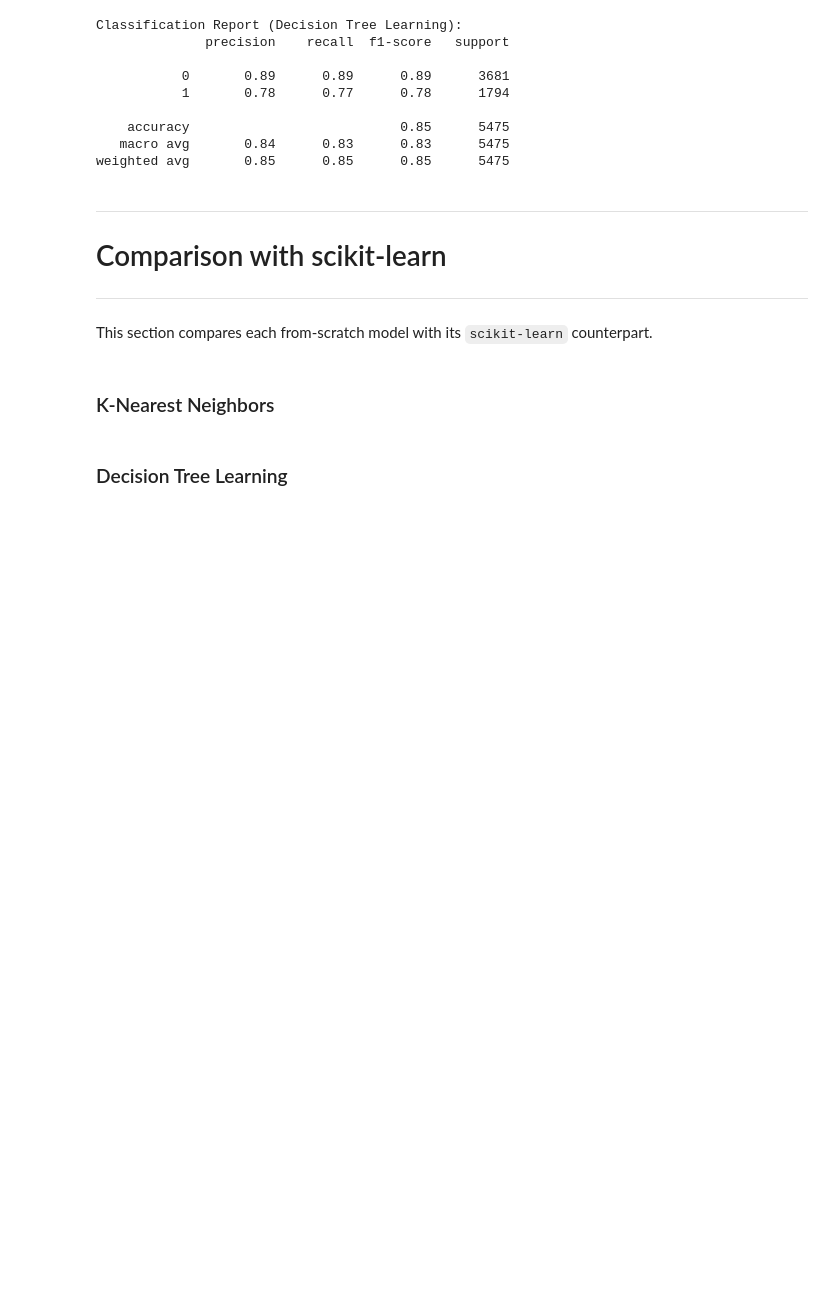
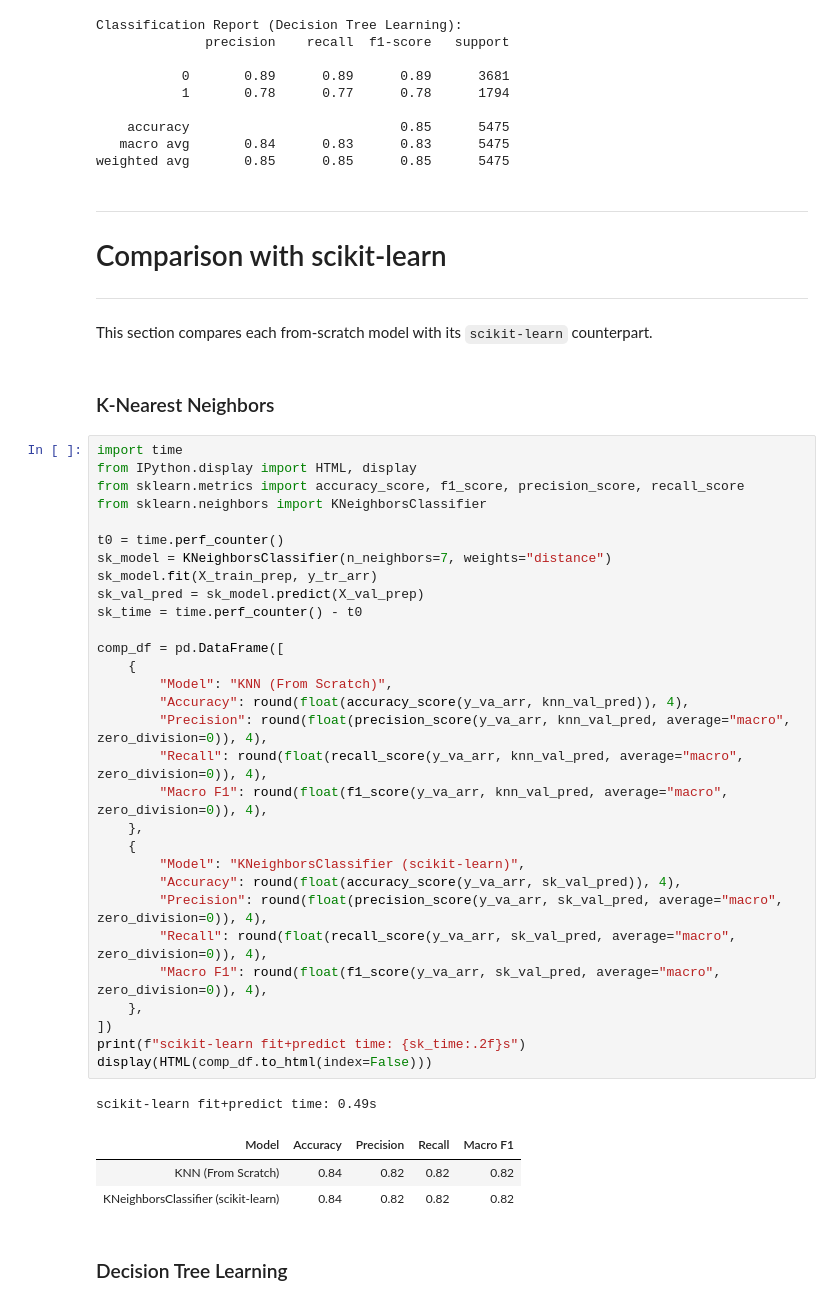
Before and after one commit to Vearance/IF3170_G10_prdlidialogkomAI, a Jupyter notebook: src/notebook.ipynb, the cells around one changed output. Cells and saved outputs as stored; diff of their text form; blank space fills up the shorter version.

Commit message:
feat(notebook): implement benchmark comparing from-scratch models with scikit-learn

```diff
--- a/src/notebook.ipynb
+++ b/src/notebook.ipynb
@@ -1451,5 +1451,40 @@ weighted avg       0.85      0.85      0.85      5475
 This section compares each from-scratch model with its `scikit-learn` counterpart.
 # %% [markdown]
 ### K\-Nearest Neighbors
+# %%
+import time
+from IPython.display import HTML, display
+from sklearn.metrics import accuracy_score, f1_score, precision_score, recall_score
+from sklearn.neighbors import KNeighborsClassifier
+
+t0 = time.perf_counter()
+sk_model = KNeighborsClassifier(n_neighbors=7, weights="distance")
+sk_model.fit(X_train_prep, y_tr_arr)
+sk_val_pred = sk_model.predict(X_val_prep)
+sk_time = time.perf_counter() - t0
+
+comp_df = pd.DataFrame([
+    {
+        "Model": "KNN (From Scratch)",
+        "Accuracy": round(float(accuracy_score(y_va_arr, knn_val_pred)), 4),
+        "Precision": round(float(precision_score(y_va_arr, knn_val_pred, average="macro", zero_division=0)), 4),
+        "Recall": round(float(recall_score(y_va_arr, knn_val_pred, average="macro", zero_division=0)), 4),
+        "Macro F1": round(float(f1_score(y_va_arr, knn_val_pred, average="macro", zero_division=0)), 4),
+    },
+    {
+        "Model": "KNeighborsClassifier (scikit-learn)",
+        "Accuracy": round(float(accuracy_score(y_va_arr, sk_val_pred)), 4),
+        "Precision": round(float(precision_score(y_va_arr, sk_val_pred, average="macro", zero_division=0)), 4),
+        "Recall": round(float(recall_score(y_va_arr, sk_val_pred, average="macro", zero_division=0)), 4),
+        "Macro F1": round(float(f1_score(y_va_arr, sk_val_pred, average="macro", zero_division=0)), 4),
+    },
+])
+print(f"scikit-learn fit+predict time: {sk_time:.2f}s")
+display(HTML(comp_df.to_html(index=False)))
+# %% [output]
+scikit-learn fit+predict time: 0.49s
+| Model | Accuracy | Precision | Recall | Macro F1 |
+| KNN (From Scratch) | 0.84 | 0.82 | 0.82 | 0.82 |
+| KNeighborsClassifier (scikit-learn) | 0.84 | 0.82 | 0.82 | 0.82 |
 # %% [markdown]
 ### Decision Tree Learning
```
Also changed, not shown: parts of 4 cells of this notebook.
